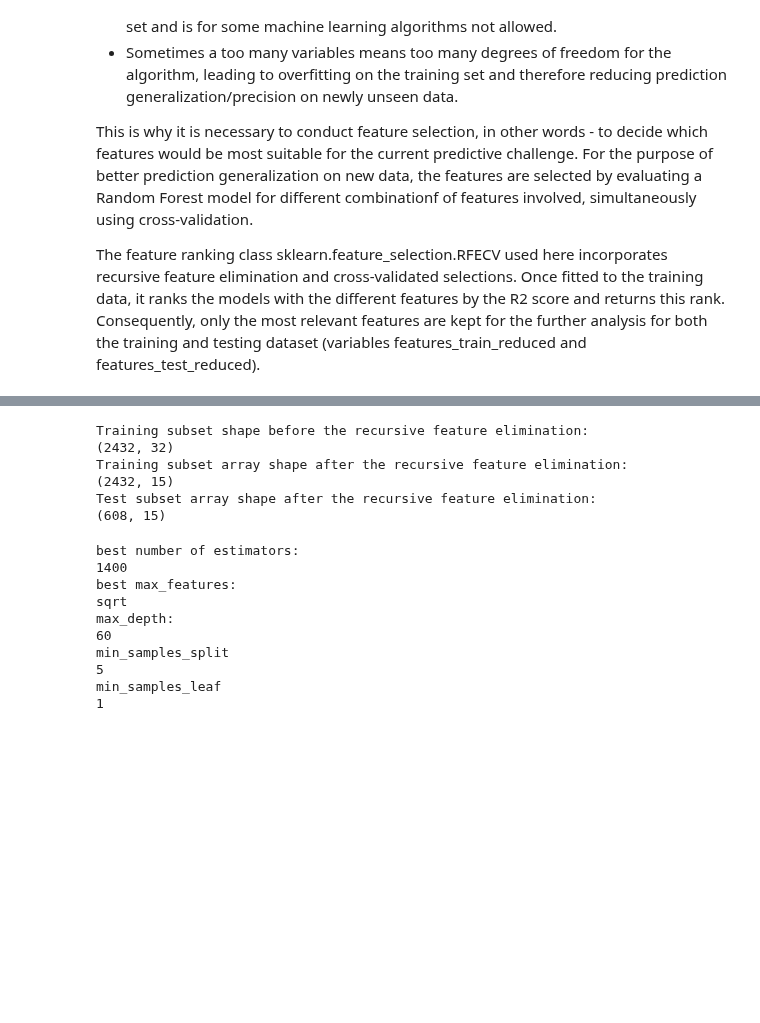
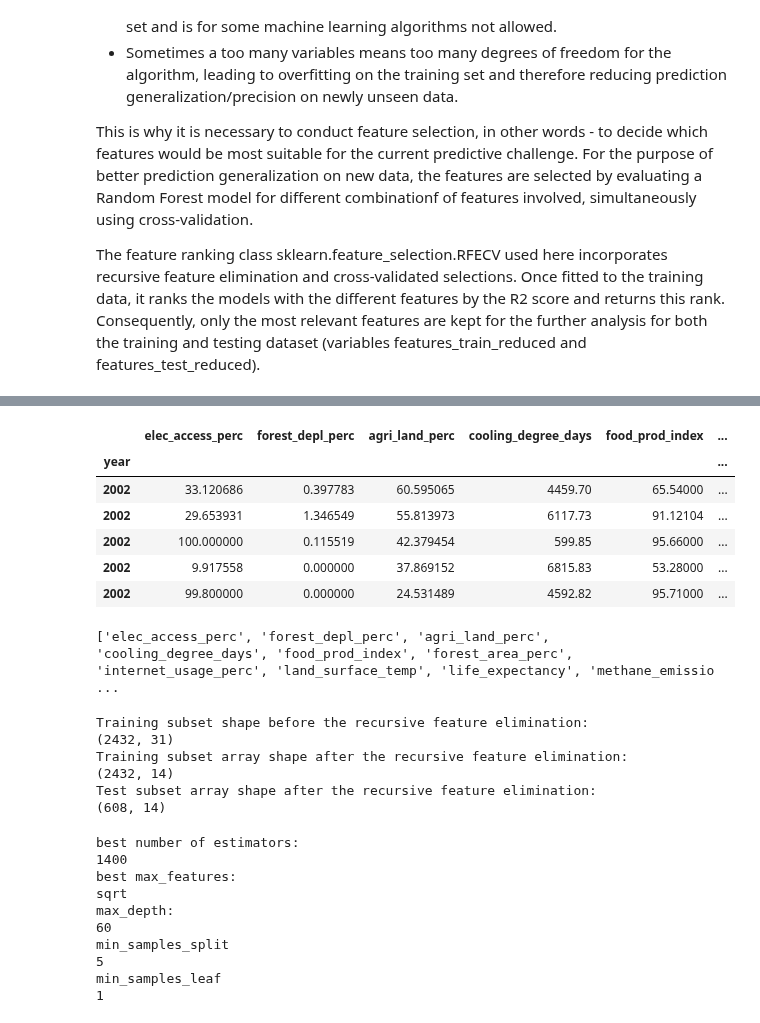
Before and after one commit to KleinerToaster/co2_prediction_countries, a Jupyter notebook: notebook/co2_timeSeriesModel.ipynb, the cells around one changed output, grey strips where cells are left out. Saved outputs shown, nothing was run; the diff lists cells and outputs as text; code cells hidden in the pictures; blank space fills up the shorter version.

```diff
--- a/notebook/co2_timeSeriesModel.ipynb
+++ b/notebook/co2_timeSeriesModel.ipynb
@@ -199,10 +238,24 @@ Chosen important features:
+# %%
+selected_features_df.head()
+# %% [output]
+|  | elec_access_perc | forest_depl_perc | agri_land_perc | cooling_degree_days | food_prod_index | ... |
+| year |  |  |  |  |  | ... |
+| 2002 | 33.120686 | 0.397783 | 60.595065 | 4459.70 | 65.54000 | ... |
+| 2002 | 29.653931 | 1.346549 | 55.813973 | 6117.73 | 91.12104 | ... |
+| 2002 | 100.000000 | 0.115519 | 42.379454 | 599.85 | 95.66000 | ... |
+| 2002 | 9.917558 | 0.000000 | 37.869152 | 6815.83 | 53.28000 | ... |
+| 2002 | 99.800000 | 0.000000 | 24.531489 | 4592.82 | 95.71000 | ... |
+# %%
+print(chosen_features)
+# %% [output]
+['elec_access_perc', 'forest_depl_perc', 'agri_land_perc', 'cooling_degree_days', 'food_prod_index', 'forest_area_perc', 'internet_usage_perc', 'land_surface_temp', 'life_expectancy', 'methane_emissio ...
 # %%
 # assign only the important variables to the features array of both training and testing dataset
 # features_train_reduced = selector.transform(X_train)
 # features_test_reduced = selector.transform(X_test)
 
-if "country_id" not in chosen_features:
-    chosen_features.append('country_id')
+chosen_features.remove('country_id')
+
 features_train_reduced = X_train[chosen_features]
 features_test_reduced = X_test[chosen_features]
 
@@ -214,11 +267,11 @@ print("Test subset array shape after the recursive feature elimination:")
 print(features_test_reduced.shape)
 # %% [output]
 Training subset shape before the recursive feature elimination:
-(2432, 32)
+(2432, 31)
 Training subset array shape after the recursive feature elimination:
-(2432, 15)
+(2432, 14)
 Test subset array shape after the recursive feature elimination:
-(608, 15)
+(608, 14)
 # %%
 # Define value ranges for each hyperparameter
 n_estimators = [int(x) for x in np.linspace(start = 200, stop = 2000, num = 10)]
```
Also changed, not shown: parts of 14 cells of this notebook, 2 other files.
